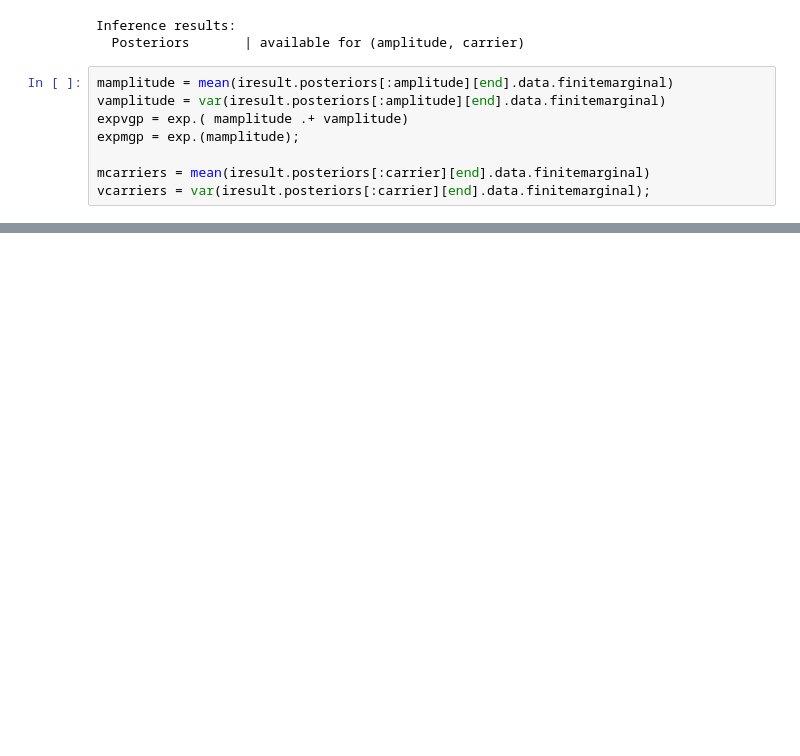
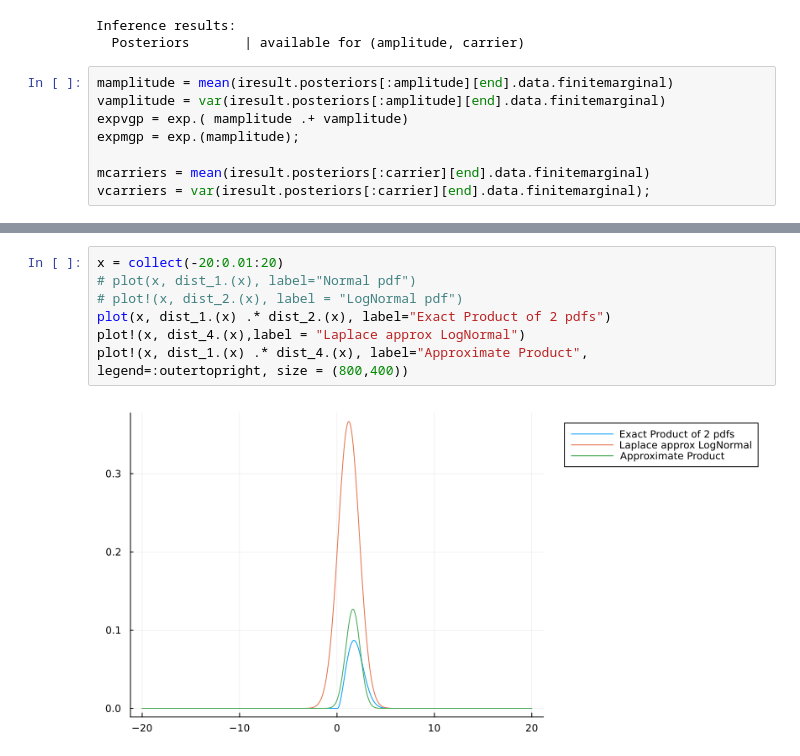
Before and after one commit to biaslab/GaussianProcessNode, a Jupyter notebook: pad_with_gp_carrier.ipynb, the cells around one changed output, grey strips where cells are left out. Saved outputs shown, nothing was run; the diff lists cells and outputs as text; blank space fills up the shorter version.

```diff
--- a/pad_with_gp_carrier.ipynb
+++ b/pad_with_gp_carrier.ipynb
@@ -356,0 +305,9 @@ plot!(time_range,exp.(amplitude_test), label="modulator GP-true",linewidth=3.0,c
+# %%
+x = collect(-20:0.01:20)
+# plot(x, dist_1.(x), label="Normal pdf")
+# plot!(x, dist_2.(x), label = "LogNormal pdf")
+plot(x, dist_1.(x) .* dist_2.(x), label="Exact Product of 2 pdfs")
+plot!(x, dist_4.(x),label = "Laplace approx LogNormal")
+plot!(x, dist_1.(x) .* dist_4.(x), label="Approximate Product", legend=:outertopright, size = (800,400))
+# %% [output]
+[figure, added]
```
Also changed, not shown: parts of 19 cells of this notebook, 2 other files.
